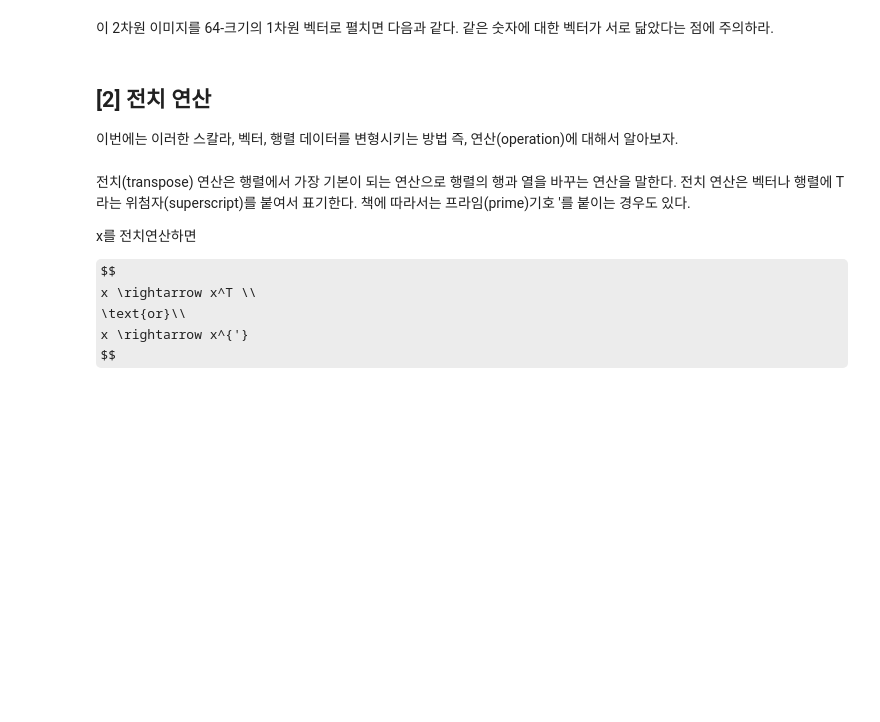
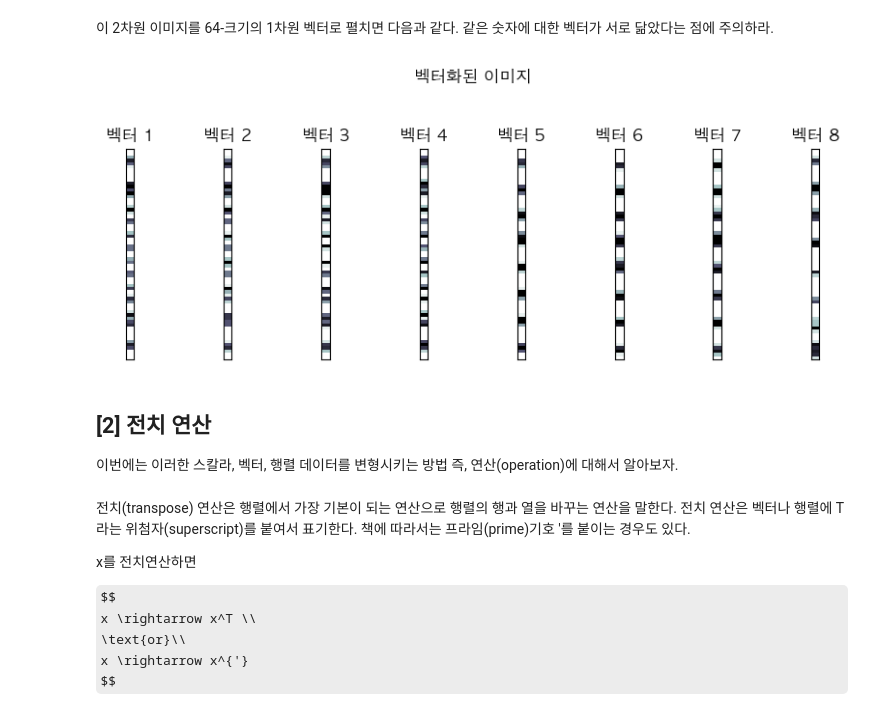
Before and after one commit to Ihan0316/ai_scool, a Jupyter notebook: 7-14/02자료형태의이해_0.ipynb, the cells around one changed output. Drawn from its saved outputs; the diff is of its cells as text; code cells hidden in the pictures; some formulas as TeX source; blank space fills up the shorter version.

```diff
--- a/7-14/02자료형태의이해_0.ipynb
+++ b/7-14/02자료형태의이해_0.ipynb
@@ -396,18 +513,19 @@ plt.show()
 # %%
 v = []
 for i in range(8):
     v.append(d[i].reshape(64, 1))  # 벡터화
 
 plt.figure(figsize=(8, 3))
 for i in range(8):
     plt.subplot(1, 8, i + 1)
-    plt.imshow(v[i], aspect=0.4,
-               interpolation='nearest', cmap=plt.cm.bone_r)
+    plt.imshow(v[i], aspect=0.4, interpolation='nearest', cmap=plt.cm.bone_r)
     plt.grid(False); plt.xticks([]); plt.yticks([])
     plt.title("벡터 {}".format(i + 1))
 plt.suptitle("벡터화된 이미지", y=1.05)
 plt.tight_layout(w_pad=7)
 plt.show()
+# %% [output]
+[figure, added]
 # %% [markdown]
 ## [2] 전치 연산
 
```
Also changed, not shown: parts of 47 cells of this notebook.
